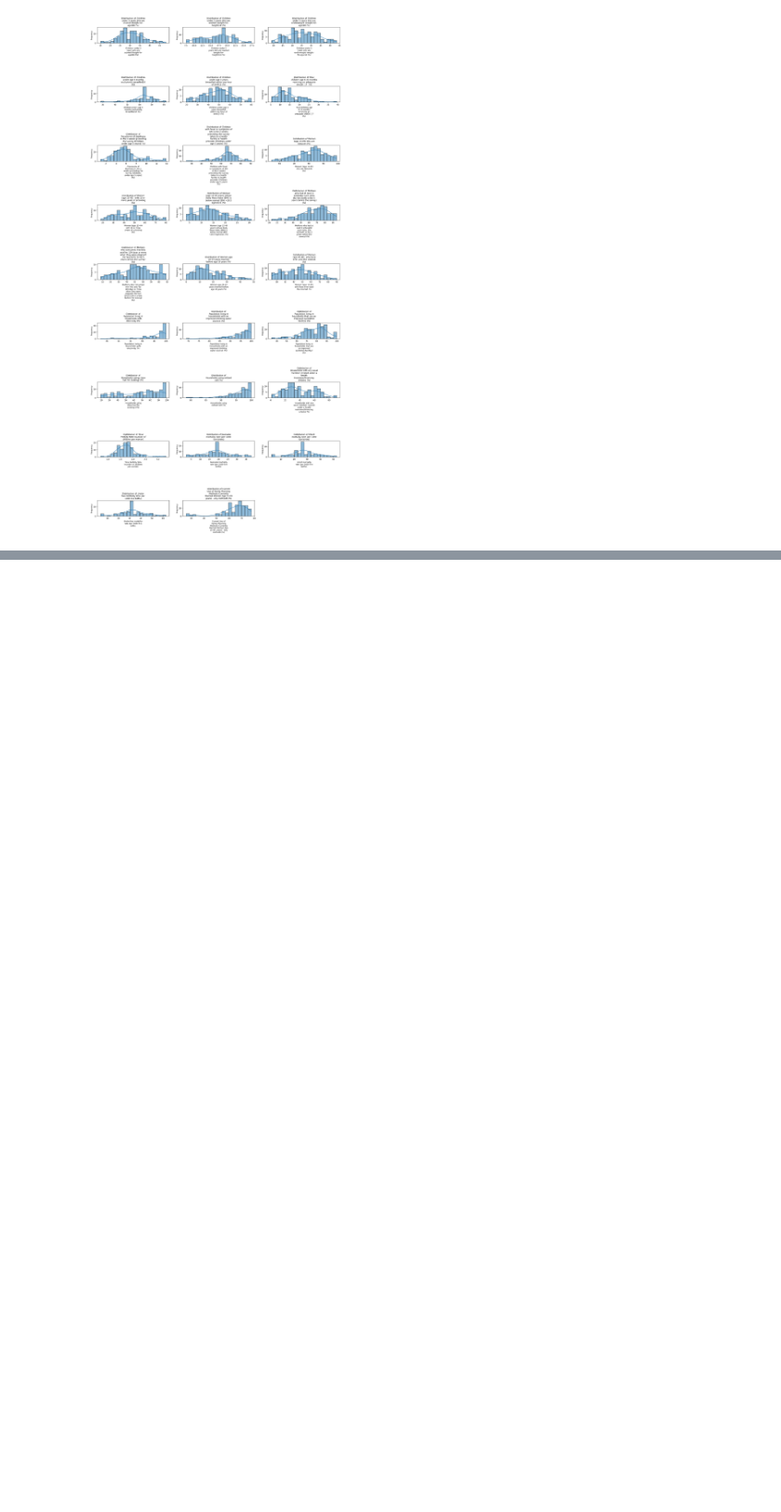
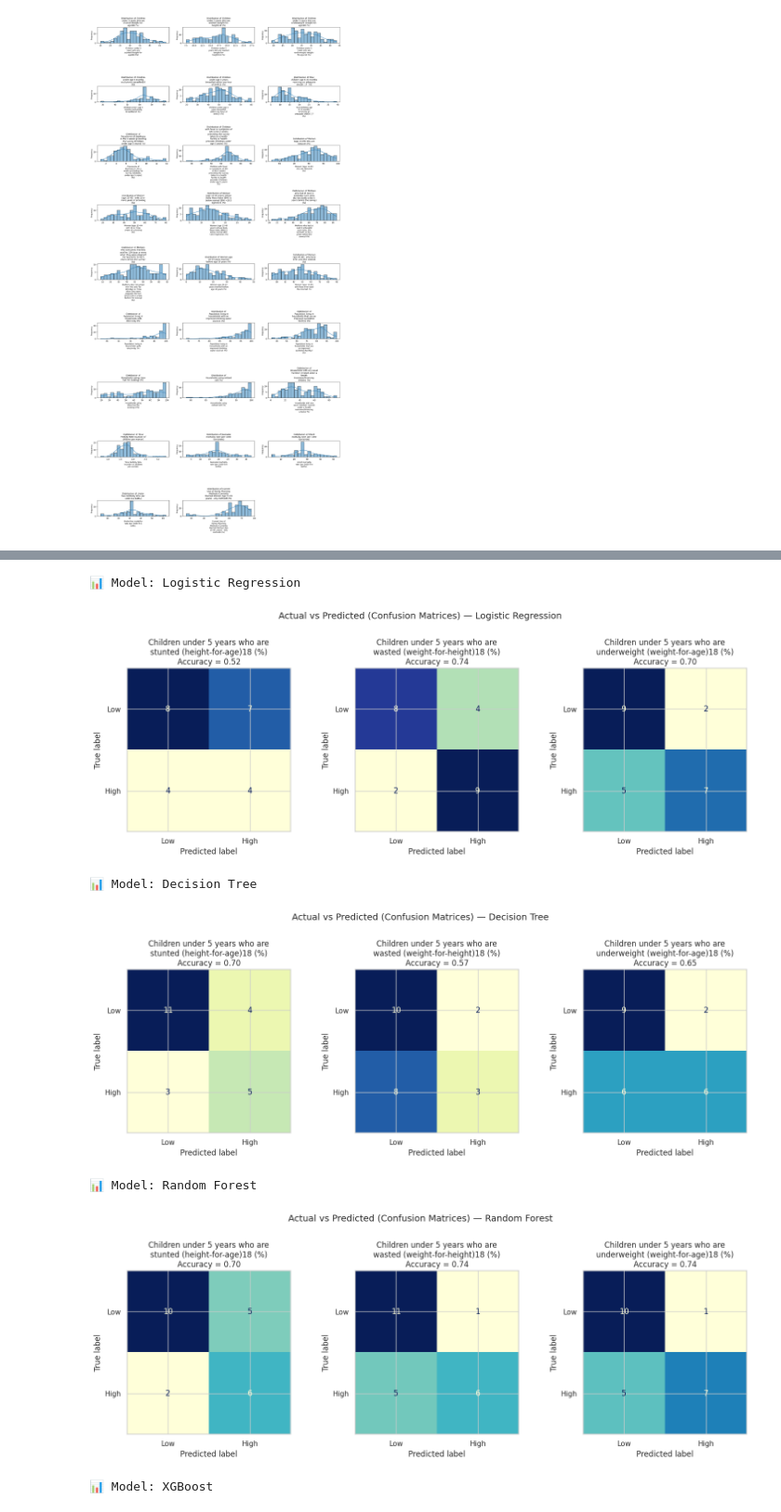
Before and after one commit to priyadharshini-B265/MSAAI_Module1_Project_NFHS-5, a Jupyter notebook: NFHS5-dataset.ipynb, the cells around one changed output, grey strips where cells are left out. Shown at 93% size. Saved outputs shown, nothing was run; the diff lists cells and outputs as text; code cells hidden in the pictures; blank space fills up the shorter version.

```diff
--- a/NFHS5-dataset.ipynb
+++ b/NFHS5-dataset.ipynb
@@ -330,0 +370,45 @@ Average Accuracy: 0.64
+# %%
+def plot_actual_vs_pred_classification(models, X_train, y_train, X_test, y_test, targets):
+    """
+    Trains multi-output classification models and shows confusion matrices
+    for each target variable.
+    """
+    for name, model in models.items():
+        print(f"\n📊 Model: {name}")
+
+        # Build preprocessing + model pipeline
+        pipeline = Pipeline([
+            ('imputer', SimpleImputer(strategy='mean')),
+            ('scaler', StandardScaler(with_mean=False)),
+            ('model', MultiOutputRegressor(model))
+        ])
+
+        pipeline.fit(X_train, y_train)
+        y_pred = pipeline.predict(X_test)
+
+        # Plot confusion matrices for each target
+        n_targets = len(targets)
+        plt.figure(figsize=(5 * n_targets, 5))
+
+        for i, target in enumerate(targets):
+            plt.subplot(1, n_targets, i + 1)
+            cm = confusion_matrix(y_test.iloc[:, i], y_pred[:, i].astype(int))
+            disp = ConfusionMatrixDisplay(cm, display_labels=["Low", "High"])
+            disp.plot(cmap="YlGnBu", ax=plt.gca(), colorbar=False)
+            acc = accuracy_score(y_test.iloc[:, i], y_pred[:, i].astype(int))
+            wrapped_target = "\n".join(textwrap.wrap(target, width=35))  # wrap every 15 characters
+            plt.title(f"{wrapped_target}\nAccuracy = {acc:.2f}")
+
+        plt.suptitle(f"Actual vs Predicted (Confusion Matrices) — {name}", fontsize=14, y=1.05)
+        plt.tight_layout()
+        plt.show()
+# %%
+plot_actual_vs_pred_classification(models_class, X_train_c, y_train_c, X_test_c, y_test_c, target_cols)
+# %% [output]
+📊 Model: Logistic Regression
+[figure, added]
+📊 Model: Decision Tree
+[figure, added]
+📊 Model: Random Forest
+[figure, added]
+📊 Model: XGBoost
```
Also changed, not shown: parts of 4 cells of this notebook.
